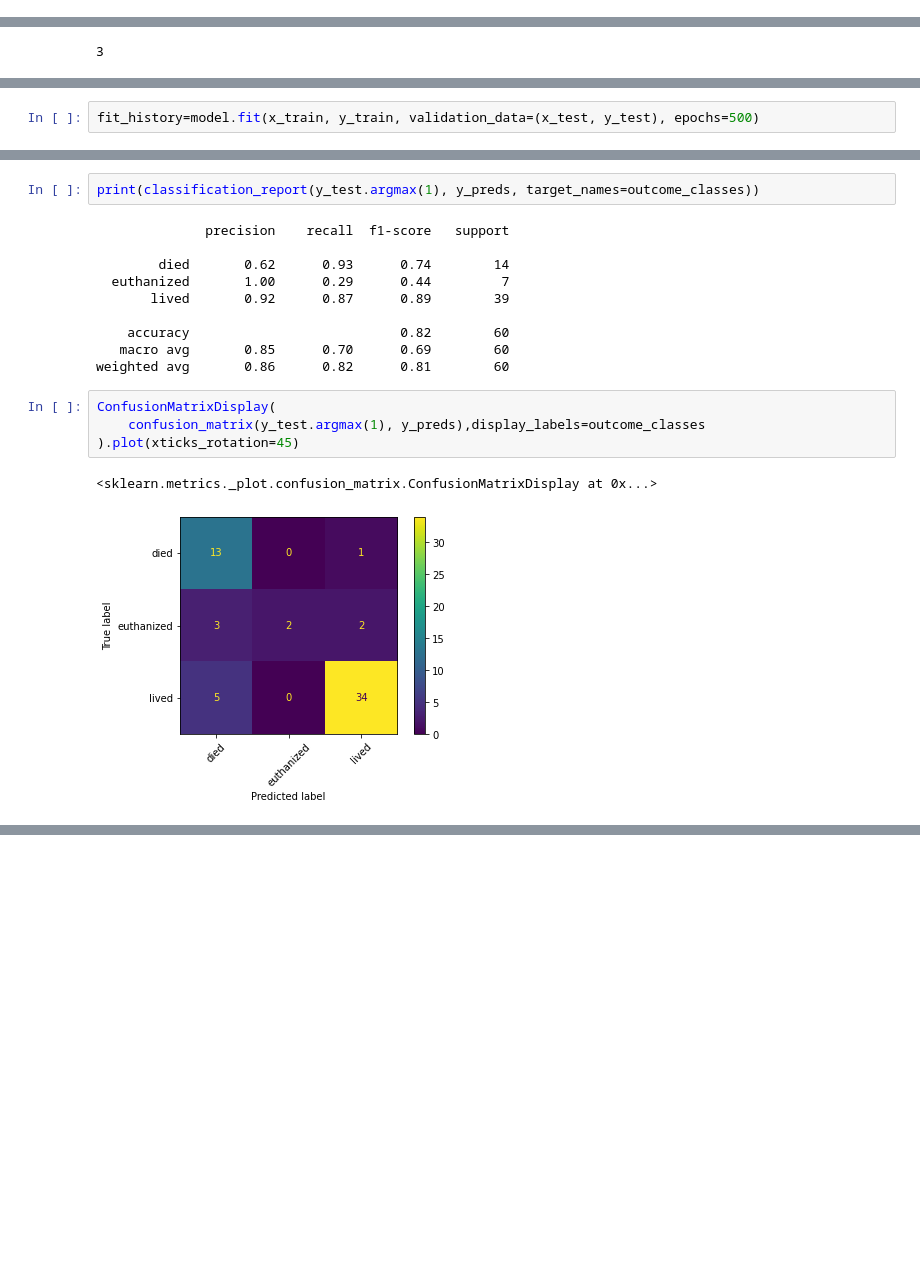
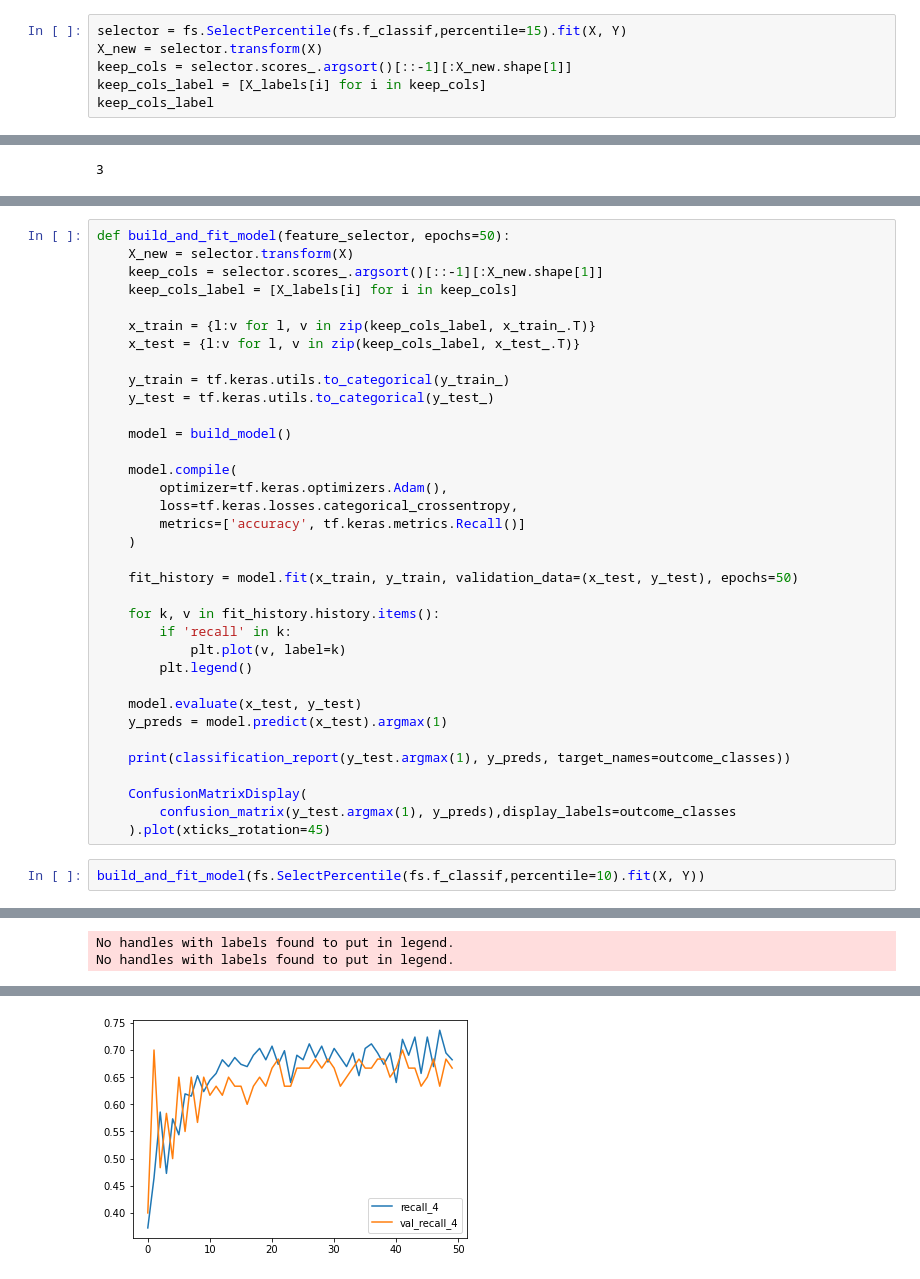
Before and after one commit to JaeAiKay/project-AI-classification, a Jupyter notebook: NN.ipynb, the cells around one changed output, grey strips where cells are left out. Saved outputs shown, nothing was run; the diff lists cells and outputs as text; blank space fills up the shorter version.

```diff
--- a/NN.ipynb
+++ b/NN.ipynb
@@ -69,0 +96,6 @@ col2types = {l:df[l].dtype.name for l in X_labels}
+# %%
+selector = fs.SelectPercentile(fs.f_classif,percentile=15).fit(X, Y)
+X_new = selector.transform(X)
+keep_cols = selector.scores_.argsort()[::-1][:X_new.shape[1]]
+keep_cols_label = [X_labels[i] for i in keep_cols]
+keep_cols_label
@@ -148,2 +113,0 @@ tf.keras.utils.plot_model(model)
-# %%
-fit_history=model.fit(x_train, y_train, validation_data=(x_test, y_test), epochs=500)
@@ -191,19 +116,38 @@ outcome_classes = df['outcome Class'].cat.categories.tolist()
-# %%
-print(classification_report(y_test.argmax(1), y_preds, target_names=outcome_classes))
-# %% [output]
-              precision    recall  f1-score   support
-
-        died       0.62      0.93      0.74        14
-  euthanized       1.00      0.29      0.44         7
-       lived       0.92      0.87      0.89        39
-
-    accuracy                           0.82        60
-   macro avg       0.85      0.70      0.69        60
-weighted avg       0.86      0.82      0.81        60
-# %%
-ConfusionMatrixDisplay(
-    confusion_matrix(y_test.argmax(1), y_preds),display_labels=outcome_classes
-).plot(xticks_rotation=45)
-# %% [output]
-<sklearn.metrics._plot.confusion_matrix.ConfusionMatrixDisplay at 0x...>
-[figure, removed]
+# %%
+def build_and_fit_model(feature_selector, epochs=50):
+    X_new = selector.transform(X)
+    keep_cols = selector.scores_.argsort()[::-1][:X_new.shape[1]]
+    keep_cols_label = [X_labels[i] for i in keep_cols]
+
+    x_train = {l:v for l, v in zip(keep_cols_label, x_train_.T)}
+    x_test = {l:v for l, v in zip(keep_cols_label, x_test_.T)}
+
+    y_train = tf.keras.utils.to_categorical(y_train_)
+    y_test = tf.keras.utils.to_categorical(y_test_)
+
+    model = build_model()
+
+    model.compile(
+        optimizer=tf.keras.optimizers.Adam(),
+        loss=tf.keras.losses.categorical_crossentropy,
+        metrics=['accuracy', tf.keras.metrics.Recall()]
+    )
+
+    fit_history = model.fit(x_train, y_train, validation_data=(x_test, y_test), epochs=50)
+
+    for k, v in fit_history.history.items():
+        if 'recall' in k:
+            plt.plot(v, label=k)
+        plt.legend()
+
+    model.evaluate(x_test, y_test)
+    y_preds = model.predict(x_test).argmax(1)
+
+    print(classification_report(y_test.argmax(1), y_preds, target_names=outcome_classes))
+
+    ConfusionMatrixDisplay(
+        confusion_matrix(y_test.argmax(1), y_preds),display_labels=outcome_classes
+    ).plot(xticks_rotation=45)
+# %%
+build_and_fit_model(fs.SelectPercentile(fs.f_classif,percentile=10).fit(X, Y))
+# %% [output]
@@ -209,0 +171,2 @@ ConfusionMatrixDisplay(
+No handles with labels found to put in legend.
+No handles with labels found to put in legend.
@@ -209,0 +184 @@ ConfusionMatrixDisplay(
+[figure, added]
```
Also changed, not shown: parts of 24 cells of this notebook, 2 other files.
